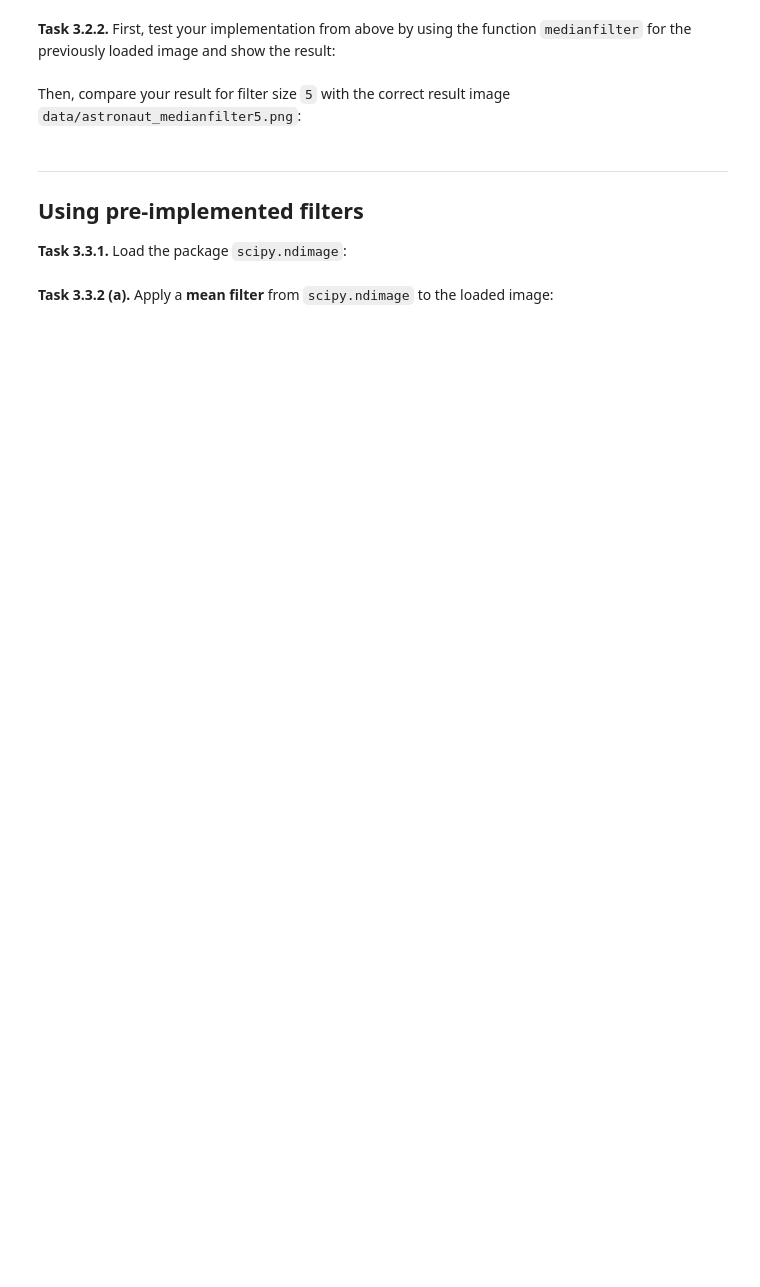
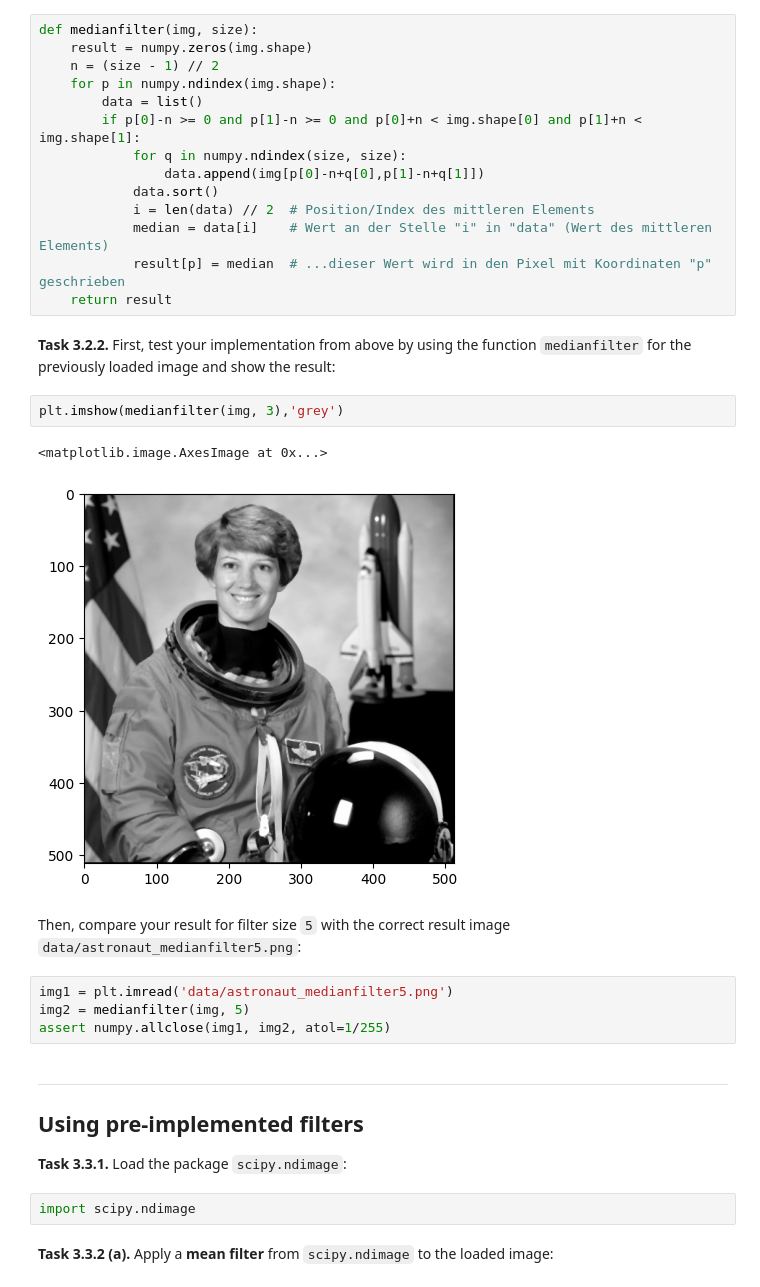
Before and after one commit to lottagambert/mobi-fs3-python, a Jupyter notebook: task3.ipynb, the cells around one changed output. Drawn from its saved outputs; the diff is of its cells as text; blank space fills up the shorter version.

```diff
--- a/task3.ipynb
+++ b/task3.ipynb
@@ -61,12 +67,37 @@ def medianfilter(img, size):
+# %%
+def medianfilter(img, size):
+    result = numpy.zeros(img.shape)
+    n = (size - 1) // 2
+    for p in numpy.ndindex(img.shape):
+        data = list()
+        if p[0]-n >= 0 and p[1]-n >= 0 and p[0]+n < img.shape[0] and p[1]+n < img.shape[1]:
+            for q in numpy.ndindex(size, size):
+                data.append(img[p[0]-n+q[0],p[1]-n+q[1]])
+            data.sort()
+            i = len(data) // 2  # Position/Index des mittleren Elements
+            median = data[i]    # Wert an der Stelle "i" in "data" (Wert des mittleren Elements)
+            result[p] = median  # ...dieser Wert wird in den Pixel mit Koordinaten "p" geschrieben
+    return result
 # %% [markdown]
 **<a id="#">Task 3.2.2.</a>** First, test your implementation from above by using the function `medianfilter` for the previously loaded image and show the result:
+# %%
+plt.imshow(medianfilter(img, 3),'grey')
+# %% [output]
+<matplotlib.image.AxesImage at 0x...>
+[figure, added]
 # %% [markdown]
 Then, compare your result for filter size `5` with the correct result image `data/astronaut_medianfilter5.png`:
+# %%
+img1 = plt.imread('data/astronaut_medianfilter5.png')
+img2 = medianfilter(img, 5)
+assert numpy.allclose(img1, img2, atol=1/255)
 # %% [markdown]
 ---
 
 ## Using pre-implemented filters
 
 **<a id="#">Task 3.3.1.</a>** Load the package `scipy.ndimage`:
+# %%
+import scipy.ndimage
 # %% [markdown]
 **<a id="#">Task 3.3.2 (a).</a>** Apply a **mean filter** from `scipy.ndimage` to the loaded image:
```
Also changed, not shown: parts of 10 cells of this notebook, 1 other file.
